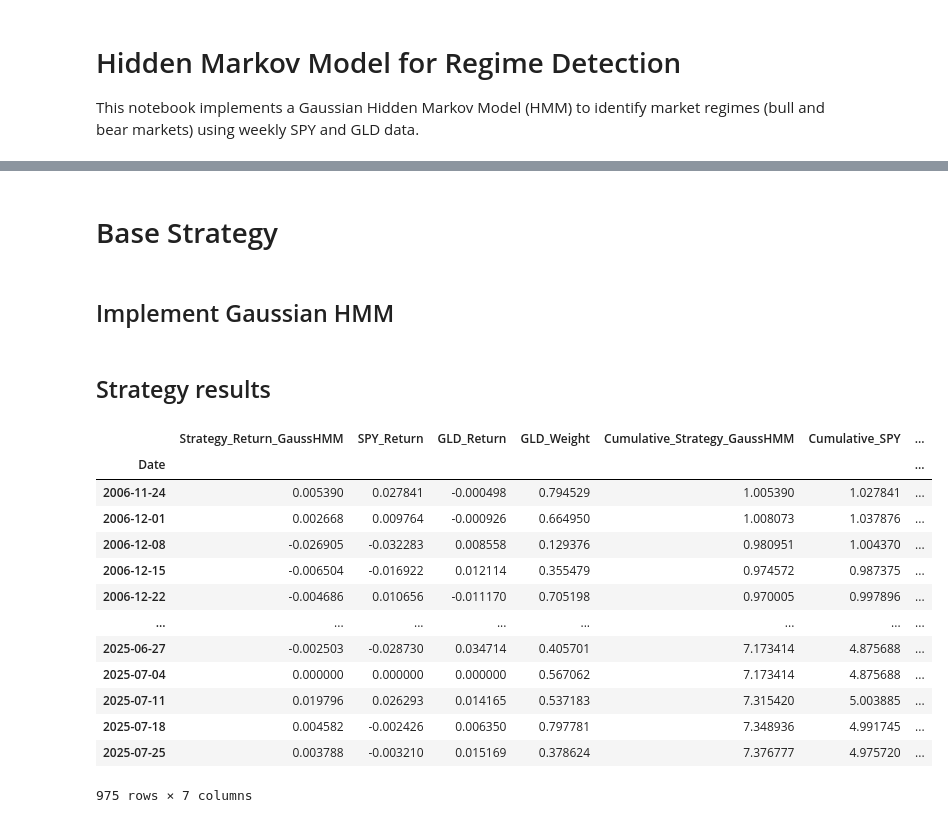
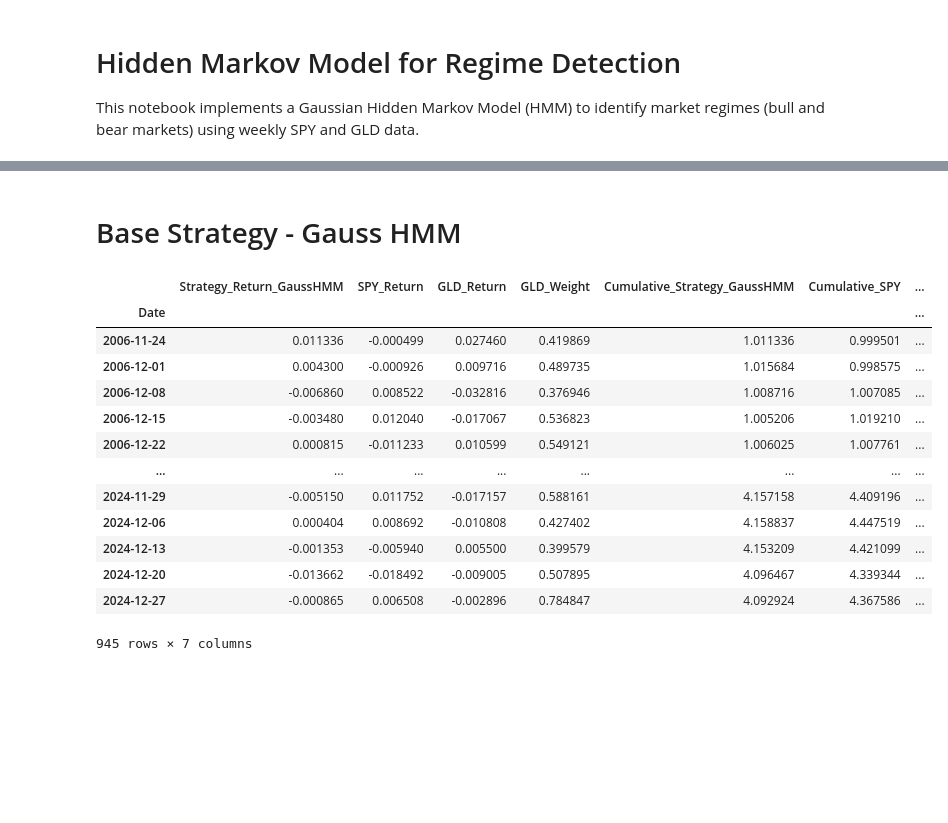
Before and after one commit to tommasoravasio/HMM-SPY-GLD-Strategy, a Jupyter notebook: hmm_strategy.ipynb, the cells around one changed output, grey strips where cells are left out. Saved outputs shown, nothing was run; the diff lists cells and outputs as text; code cells hidden in the pictures; blank space fills up the shorter version.

```diff
--- a/hmm_strategy.ipynb
+++ b/hmm_strategy.ipynb
@@ -45,16 +86,10 @@ df_returns.head()
 # %% [markdown]
-# Base Strategy
+# Base Strategy - Gauss HMM
-# %% [markdown]
-## Implement Gaussian HMM
 # %%
 #Define the parameters and the HMM model
 window_size = 104   # 104 weeks
 n_components = 2    #The two states are the two regimes
 strategy_returns_GaussHMM = []
-
-model = GaussianHMM(n_components=n_components, covariance_type="diag", n_iter=1000, random_state=1806)
-
-
 
 #Walk forward loop
 for i in range(window_size, len(df_returns) - 1):
@@ -64,7 +99,7 @@ for i in range(window_size, len(df_returns) - 1):
     test_index = df_returns.index[i]
 
     scaler = StandardScaler()
-    train_data = scaler.fit_transform(train_data_raw[['SPY']])
+    train_data = scaler.fit_transform(train_data_raw[['SPY_Returns']])
 
     model = GaussianHMM(n_components=2, covariance_type='diag', n_iter=100, random_state=1806)
     model.fit(train_data)
@@ -76,42 +111,41 @@ for i in range(window_size, len(df_returns) - 1):
 
     #Predict states
     states = model.predict(train_data)
+    train_data_raw = train_data_raw.copy()
     train_data_raw['State'] = states
 
-    state_returns = train_data_raw.groupby('State')['SPY'].mean()
+    state_returns = train_data_raw.groupby('State')['SPY_Returns'].mean()
     high_risk_state = state_returns.idxmin()
 
     #Asset allocation
     weight_gld = pi_next[high_risk_state]
     weight_spy = 1 - weight_gld
 
-    r_spy = df_returns.loc[test_index, 'SPY']
-    r_gld = df_returns.loc[test_index, 'GLD']
+    r_spy = df_returns.loc[test_index, 'SPY_Returns']
+    r_gld = df_returns.loc[test_index, 'GLD_Returns']
     strategy_return = np.log(weight_spy * np.exp(r_spy) + weight_gld * np.exp(r_gld) )
 
     strategy_returns_GaussHMM.append((test_index, strategy_return, r_spy, r_gld, weight_gld))
-# %% [markdown]
-## Strategy results
 # %%
-strategy_df = pd.DataFrame(strategy_returns_GaussHMM, columns=['Date', 'Strategy_Return_GaussHMM', 'SPY_Return', 'GLD_Return', 'GLD_Weight'])
-strategy_df.set_index( 'Date', inplace=True)
-strategy_df['Cumulative_Strategy_GaussHMM'] = (1+strategy_df['Strategy_Return_GaussHMM']).cumprod()
-strategy_df['Cumulative_SPY']= (1 + strategy_df ['SPY_Return']).cumprod()
-strategy_df['Cumulative_GLD']= (1 + strategy_df ['GLD_Return']).cumprod()
-strategy_df
+strategy_df_gauss = pd.DataFrame(strategy_returns_GaussHMM, columns=['Date', 'Strategy_Return_GaussHMM', 'SPY_Return', 'GLD_Return', 'GLD_Weight'])
+strategy_df_gauss.set_index( 'Date', inplace=True)
+strategy_df_gauss['Cumulative_Strategy_GaussHMM'] = (1+strategy_df_gauss['Strategy_Return_GaussHMM']).cumprod()
+strategy_df_gauss['Cumulative_SPY']= (1 + strategy_df_gauss ['SPY_Return']).cumprod()
+strategy_df_gauss['Cumulative_GLD']= (1 + strategy_df_gauss ['GLD_Return']).cumprod()
+strategy_df_gauss
 # %% [output]
 |  | Strategy_Return_GaussHMM | SPY_Return | GLD_Return | GLD_Weight | Cumulative_Strategy_GaussHMM | Cumulative_SPY | ... |
 | Date |  |  |  |  |  |  | ... |
-| 2006-11-24 | 0.005390 | 0.027841 | -0.000498 | 0.794529 | 1.005390 | 1.027841 | ... |
-| 2006-12-01 | 0.002668 | 0.009764 | -0.000926 | 0.664950 | 1.008073 | 1.037876 | ... |
-| 2006-12-08 | -0.026905 | -0.032283 | 0.008558 | 0.129376 | 0.980951 | 1.004370 | ... |
-| 2006-12-15 | -0.006504 | -0.016922 | 0.012114 | 0.355479 | 0.974572 | 0.987375 | ... |
-| 2006-12-22 | -0.004686 | 0.010656 | -0.011170 | 0.705198 | 0.970005 | 0.997896 | ... |
+| 2006-11-24 | 0.011336 | -0.000499 | 0.027460 | 0.419869 | 1.011336 | 0.999501 | ... |
+| 2006-12-01 | 0.004300 | -0.000926 | 0.009716 | 0.489735 | 1.015684 | 0.998575 | ... |
+| 2006-12-08 | -0.006860 | 0.008522 | -0.032816 | 0.376946 | 1.008716 | 1.007085 | ... |
+| 2006-12-15 | -0.003480 | 0.012040 | -0.017067 | 0.536823 | 1.005206 | 1.019210 | ... |
+| 2006-12-22 | 0.000815 | -0.011233 | 0.010599 | 0.549121 | 1.006025 | 1.007761 | ... |
 | ... | ... | ... | ... | ... | ... | ... | ... |
-| 2025-06-27 | -0.002503 | -0.028730 | 0.034714 | 0.405701 | 7.173414 | 4.875688 | ... |
-| 2025-07-04 | 0.000000 | 0.000000 | 0.000000 | 0.567062 | 7.173414 | 4.875688 | ... |
-| 2025-07-11 | 0.019796 | 0.026293 | 0.014165 | 0.537183 | 7.315420 | 5.003885 | ... |
-| 2025-07-18 | 0.004582 | -0.002426 | 0.006350 | 0.797781 | 7.348936 | 4.991745 | ... |
-| 2025-07-25 | 0.003788 | -0.003210 | 0.015169 | 0.378624 | 7.376777 | 4.975720 | ... |
+| 2024-11-29 | -0.005150 | 0.011752 | -0.017157 | 0.588161 | 4.157158 | 4.409196 | ... |
+| 2024-12-06 | 0.000404 | 0.008692 | -0.010808 | 0.427402 | 4.158837 | 4.447519 | ... |
+| 2024-12-13 | -0.001353 | -0.005940 | 0.005500 | 0.399579 | 4.153209 | 4.421099 | ... |
+| 2024-12-20 | -0.013662 | -0.018492 | -0.009005 | 0.507895 | 4.096467 | 4.339344 | ... |
+| 2024-12-27 | -0.000865 | 0.006508 | -0.002896 | 0.784847 | 4.092924 | 4.367586 | ... |
-975 rows × 7 columns
+945 rows × 7 columns
 # %%
```
Also changed, not shown: parts of 48 cells of this notebook, 6 other files.
